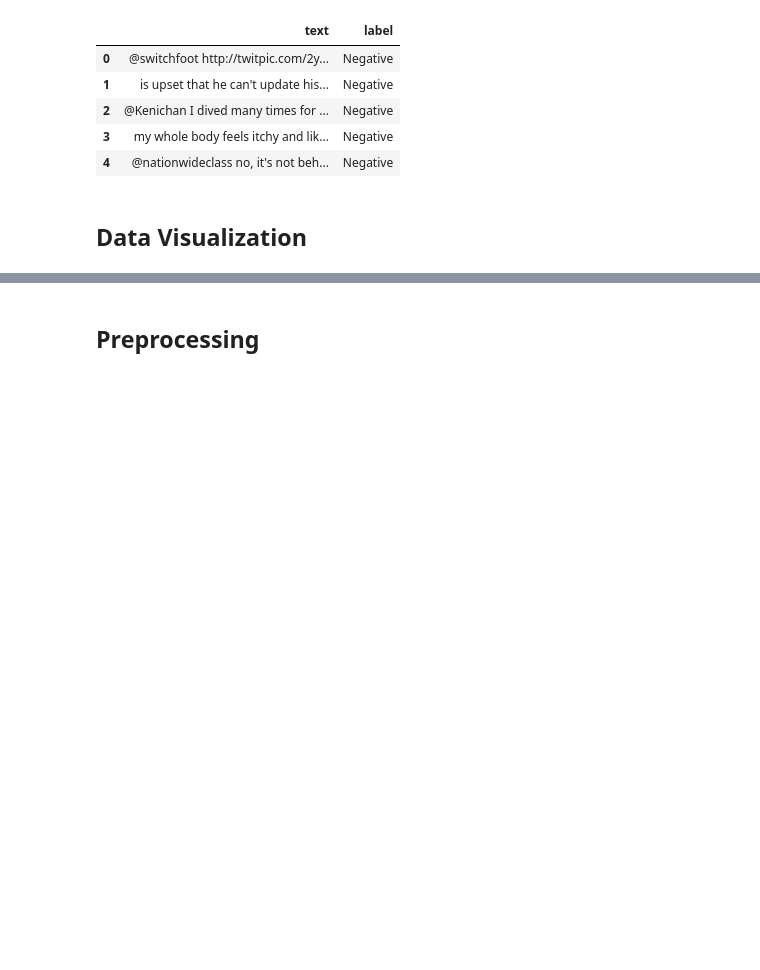
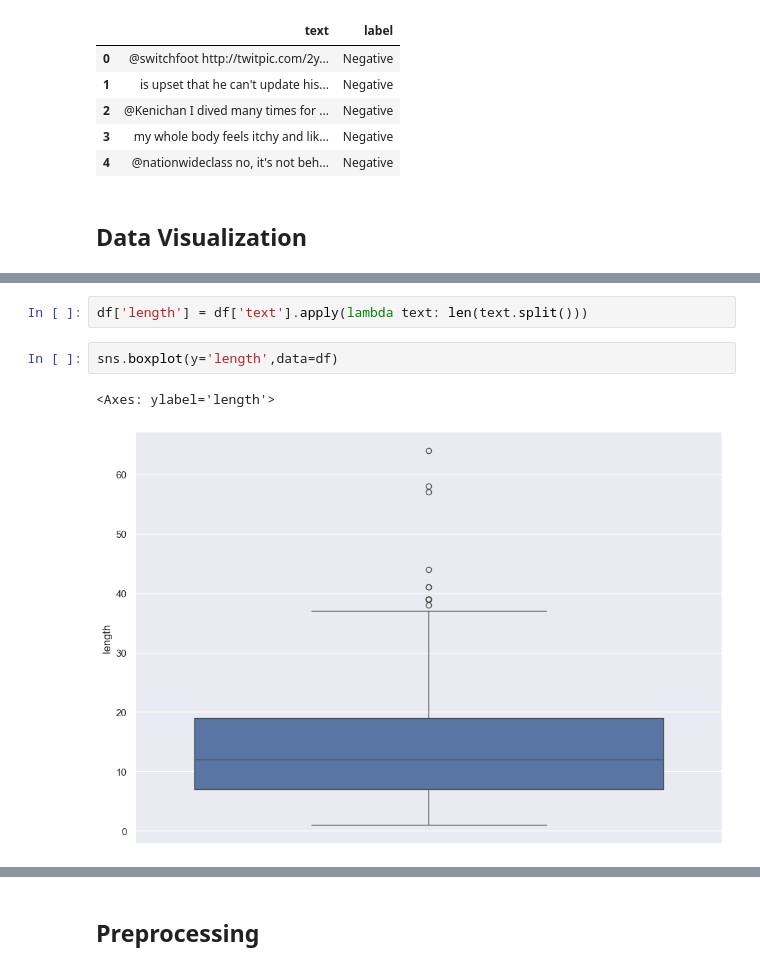
Before and after one commit to souviks22/sentiment-analysis, a Jupyter notebook: analysis.ipynb, the cells around one changed output, grey strips where cells are left out. Cells and saved outputs as stored; diff of their text form; blank space fills up the shorter version.

```diff
--- a/analysis.ipynb
+++ b/analysis.ipynb
@@ -60,0 +62,7 @@ sns.countplot(x='label',data=df)
+# %%
+df['length'] = df['text'].apply(lambda text: len(text.split()))
+# %%
+sns.boxplot(y='length',data=df)
+# %% [output]
+<Axes: ylabel='length'>
+[figure, added]
```
Also changed, not shown: parts of 9 cells of this notebook, 2 other files.
